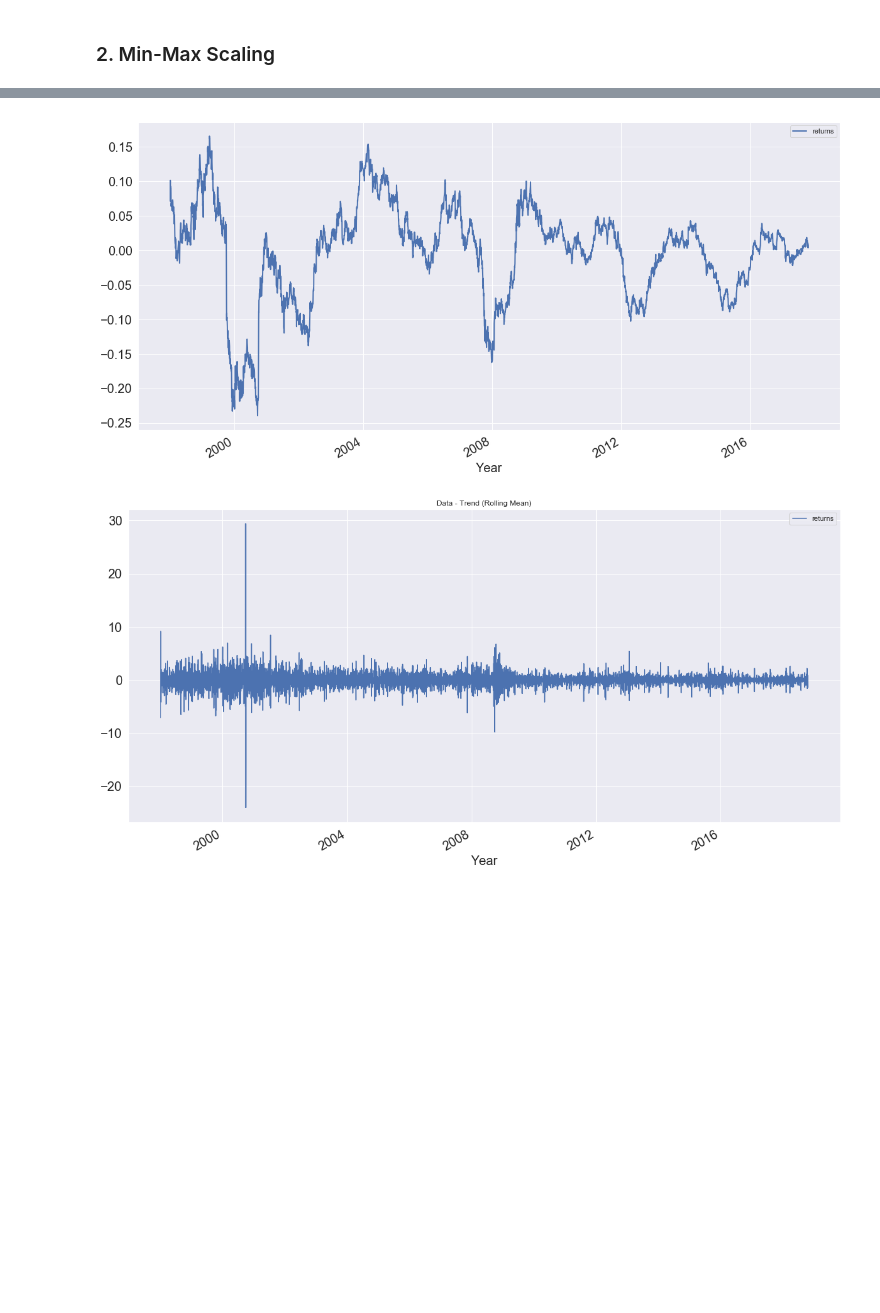
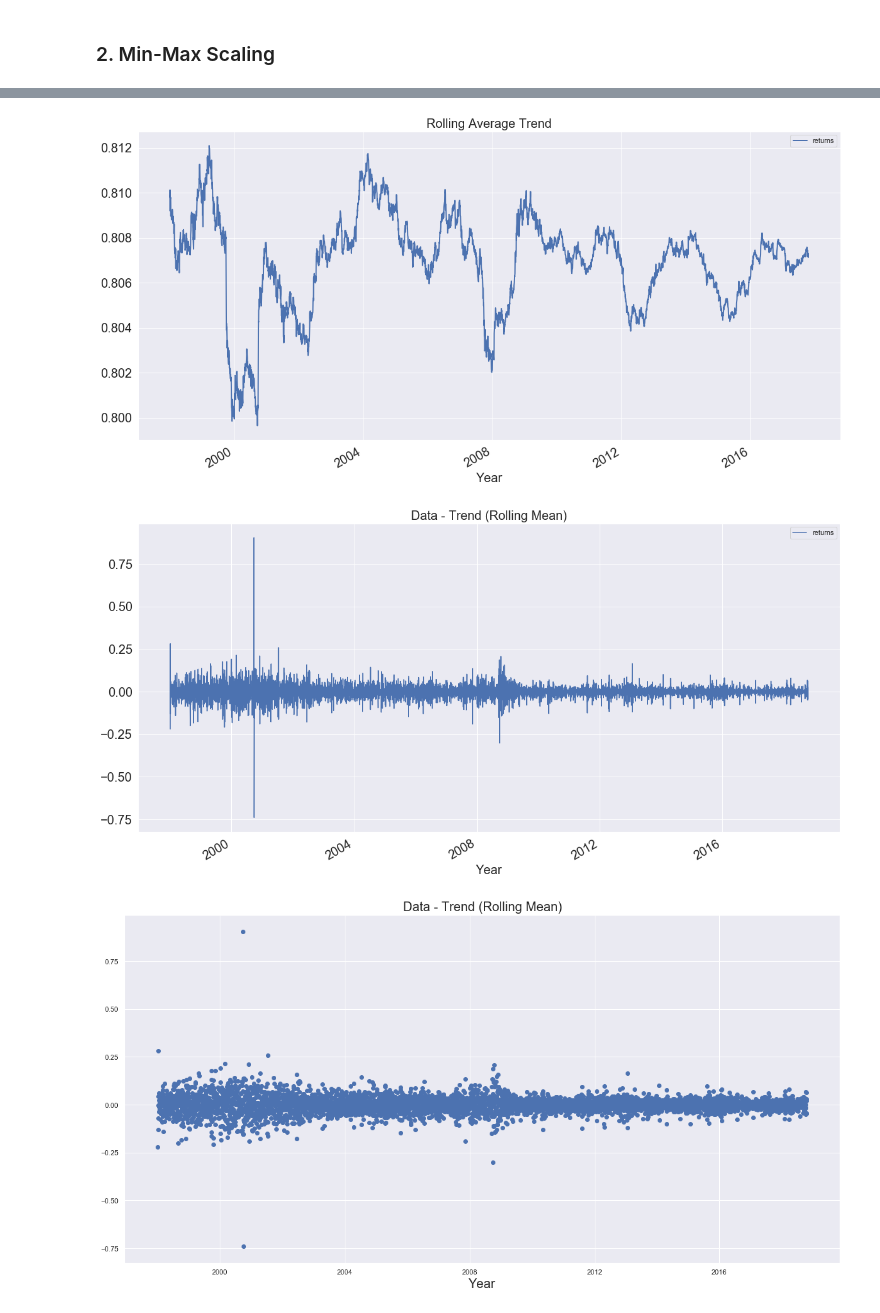
Before and after one commit to Keshav97/Final-Project, a Jupyter notebook: Preprocessing/Preprocessing.ipynb, the cells around one changed output, grey strips where cells are left out. Cells and saved outputs as stored; diff of their text form; code cells hidden in the pictures; blank space fills up the shorter version.

```diff
--- a/Preprocessing/Preprocessing.ipynb
+++ b/Preprocessing/Preprocessing.ipynb
@@ -135,7 +136,7 @@ max    6.276277e+00
 # Standard Scaling the data to get 0 mean and 1 Standard Deviation
 def min_max_scaling_data(data):
     temp = data
-    minMaxScaler = pp.MinMaxScaler()
+    minMaxScaler = pp.MinMaxScaler(feature_range=(0,1))
     column_names = temp.columns
     temp = minMaxScaler.fit_transform(temp)
     data = pd.DataFrame(temp, index=data.index, columns = column_names)
@@ -170,18 +196,30 @@ df = scaled_stock_returns
+# %%
+# df = std_scaled_stock_returns
+df = minmax_scaled_stock_returns
 # %%
 daily_returns = df[['returns']]
 # window size of 252 days rolling around a year (Number of trading days in a year = 252)
 daily_returns.rolling(252).mean().plot(figsize=(20,10), linewidth=2, fontsize=20)
-# printing the trend
+# plotting the trend
+plt.title("Rolling Average Trend", fontsize=20)
 plt.xlabel('Year', fontsize=20);
 # %% [output]
-[figure, old version]
+[figure, new version]
 # %%
 # Removing the trend (to see the seasonality and noise)
+
 daily_returns.diff().plot(figsize=(20,10), fontsize=20)
-plt.title('Data - Trend (Rolling Mean)')
+plt.title('Data - Trend (Rolling Mean)', fontsize=20)
 plt.xlabel('Year', fontsize=20);
+
+# Scatter Plot
+plt.figure(figsize=(20, 10))
+plt.scatter(daily_returns.index, daily_returns.diff())
+plt.title('Data - Trend (Rolling Mean)', fontsize=20)
+plt.xlabel('Year', fontsize=20);
 # %% [output]
-[figure, old version]
+[figure, new version]
+[figure, added]
 # %%
 df['returns'].diff().autocorr(lag=252)
 # %% [output]
```
Also changed, not shown: parts of 18 cells of this notebook.
